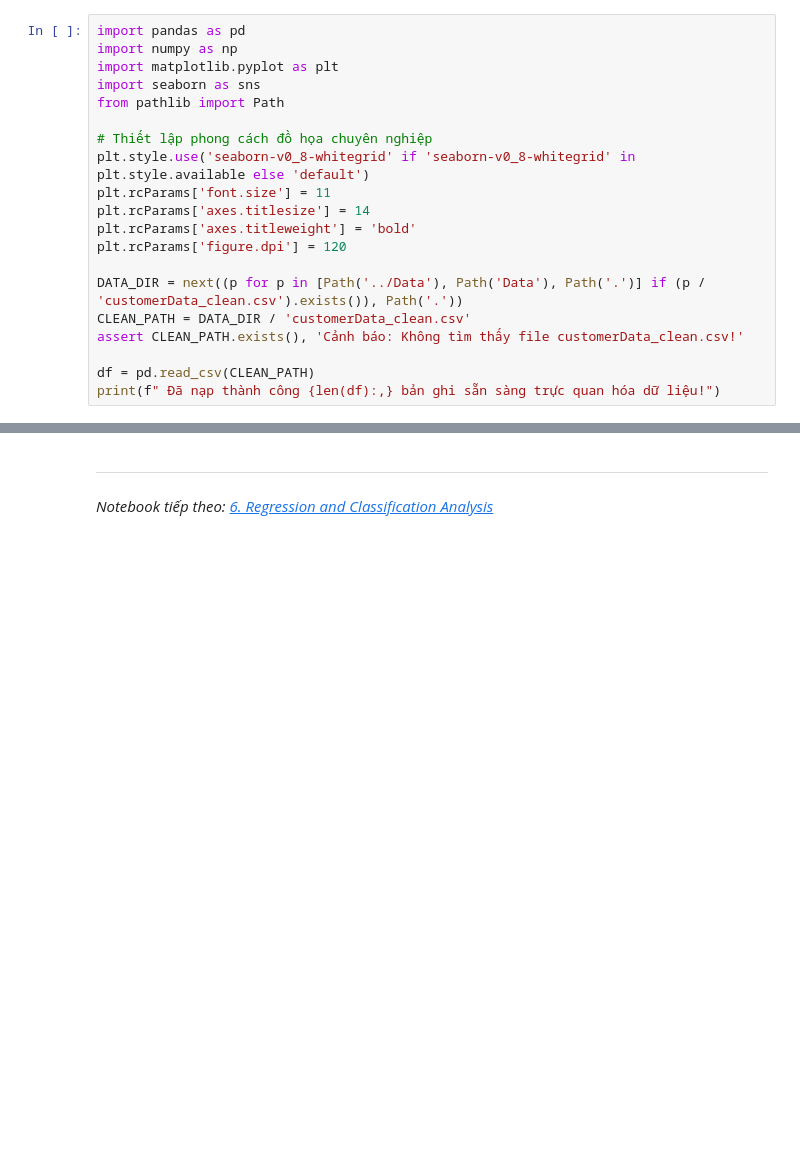
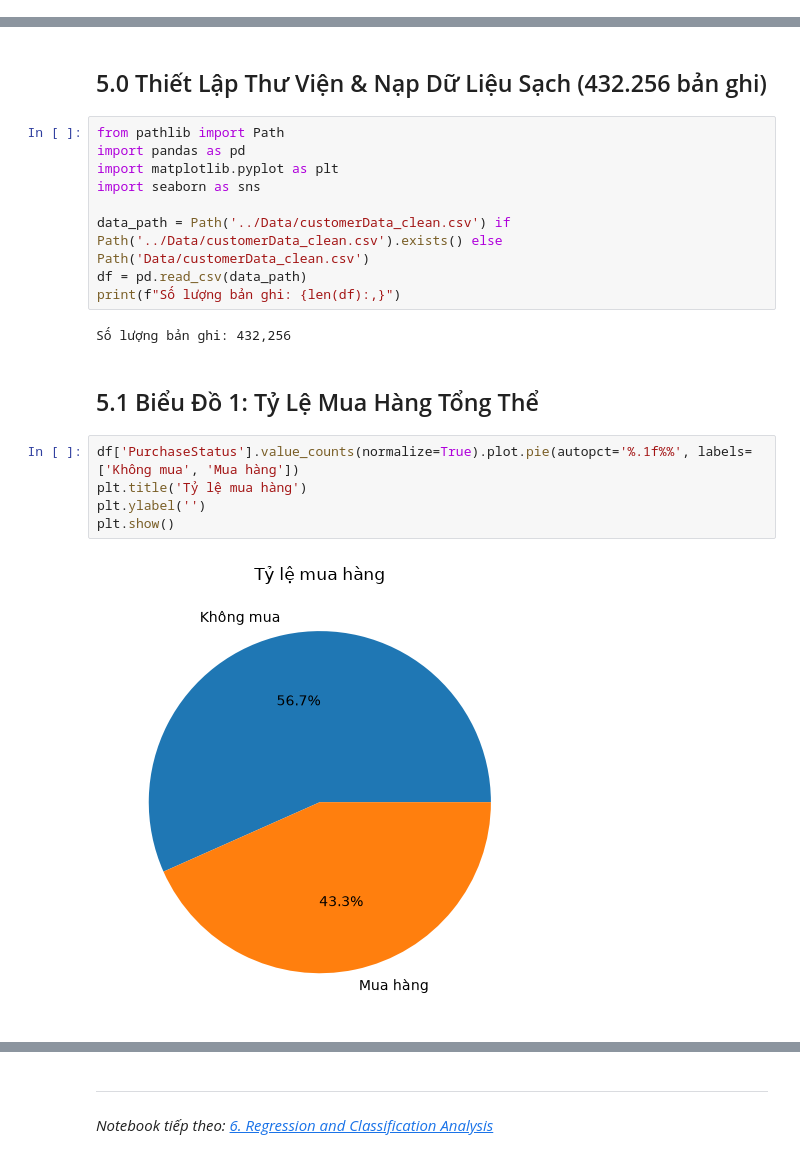
Before and after one commit to HuSiHuSi1/ADY, a Jupyter notebook: 5. Data Visualization.ipynb, the cells around one changed output, grey strips where cells are left out. Cells and saved outputs as stored; diff of their text form; blank space fills up the shorter version.

```diff
--- a/5. Data Visualization.ipynb
+++ b/5. Data Visualization.ipynb
@@ -10,20 +0,0 @@
-# %%
-import pandas as pd
-import numpy as np
-import matplotlib.pyplot as plt
-import seaborn as sns
-from pathlib import Path
-
-# Thiết lập phong cách đồ họa chuyên nghiệp
-plt.style.use('seaborn-v0_8-whitegrid' if 'seaborn-v0_8-whitegrid' in plt.style.available else 'default')
-plt.rcParams['font.size'] = 11
-plt.rcParams['axes.titlesize'] = 14
-plt.rcParams['axes.titleweight'] = 'bold'
-plt.rcParams['figure.dpi'] = 120
-
-DATA_DIR = next((p for p in [Path('../Data'), Path('Data'), Path('.')] if (p / 'customerData_clean.csv').exists()), Path('.'))
-CLEAN_PATH = DATA_DIR / 'customerData_clean.csv'
-assert CLEAN_PATH.exists(), 'Cảnh báo: Không tìm thấy file customerData_clean.csv!'
-
-df = pd.read_csv(CLEAN_PATH)
-print(f" Đã nạp thành công {len(df):,} bản ghi sẵn sàng trực quan hóa dữ liệu!")
@@ -419,0 +5,22 @@ Lưu ý: Không tạo file HTML do: No module named 'plotly'
+# %% [markdown]
+## 5.0 Thiết Lập Thư Viện & Nạp Dữ Liệu Sạch (432.256 bản ghi)
+# %%
+from pathlib import Path
+import pandas as pd
+import matplotlib.pyplot as plt
+import seaborn as sns
+
+data_path = Path('../Data/customerData_clean.csv') if Path('../Data/customerData_clean.csv').exists() else Path('Data/customerData_clean.csv')
+df = pd.read_csv(data_path)
+print(f"Số lượng bản ghi: {len(df):,}")
+# %% [output]
+Số lượng bản ghi: 432,256
+# %% [markdown]
+## 5.1 Biểu Đồ 1: Tỷ Lệ Mua Hàng Tổng Thể
+# %%
+df['PurchaseStatus'].value_counts(normalize=True).plot.pie(autopct='%.1f%%', labels=['Không mua', 'Mua hàng'])
+plt.title('Tỷ lệ mua hàng')
+plt.ylabel('')
+plt.show()
+# %% [output]
+[figure, added]
```
Also changed, not shown: parts of 62 cells of this notebook, 2 other files.
